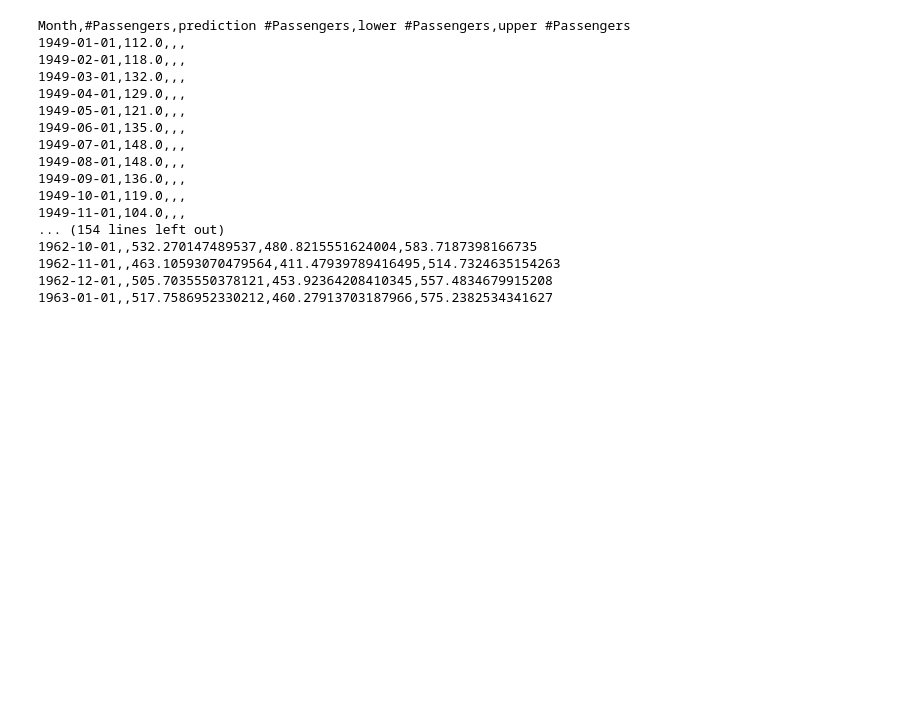
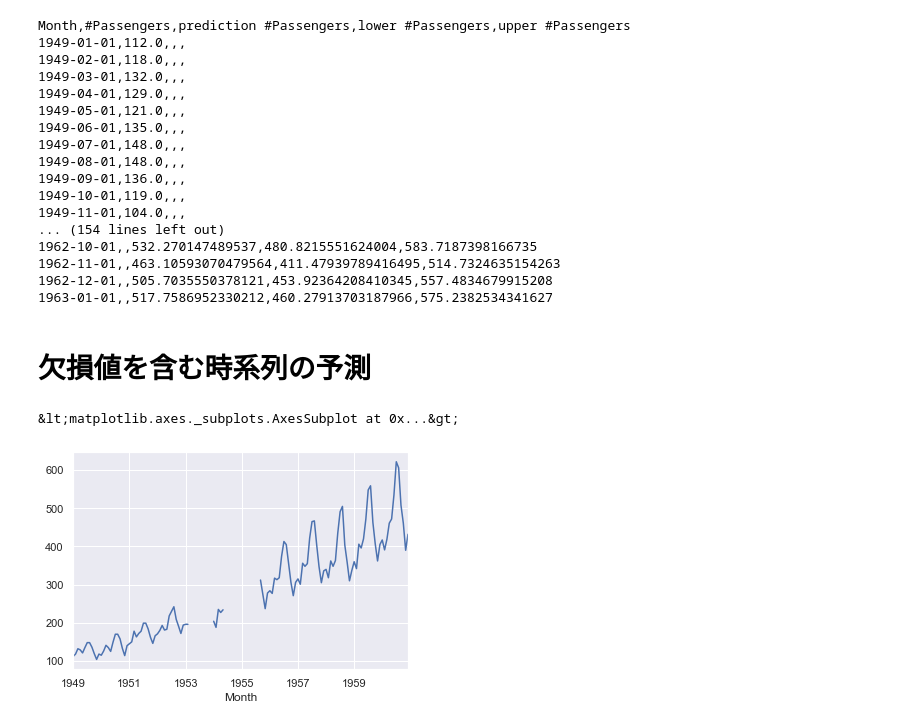
Before and after one commit to ogi-iii/time_series_predictor, a Jupyter notebook: notebooks/SARIMA.ipynb, the cells around one changed output. Saved outputs shown, nothing was run; the diff lists cells and outputs as text; code cells hidden in the pictures; blank space fills up the shorter version.

```diff
--- a/notebooks/SARIMA.ipynb
+++ b/notebooks/SARIMA.ipynb
@@ -190,3 +190,13 @@ Month,#Passengers,prediction #Passengers,lower #Passengers,upper #Passengers
 1962-11-01,,463.10593070479564,411.47939789416495,514.7324635154263
 1962-12-01,,505.7035550378121,453.92364208410345,557.4834679915208
 1963-01-01,,517.7586952330212,460.27913703187966,575.2382534341627
+# %% [markdown]
+# 欠損値を含む時系列の予測
+# %%
+ts_missing = ts.copy()
+ts_missing[50:60] = np.nan
+ts_missing[65:80] = np.nan
+ts_missing.plot()
+# %% [output]
+&lt;matplotlib.axes._subplots.AxesSubplot at 0x...&gt;
+[figure, added]
```
Also changed, not shown: parts of 13 cells of this notebook, 2 other files.
